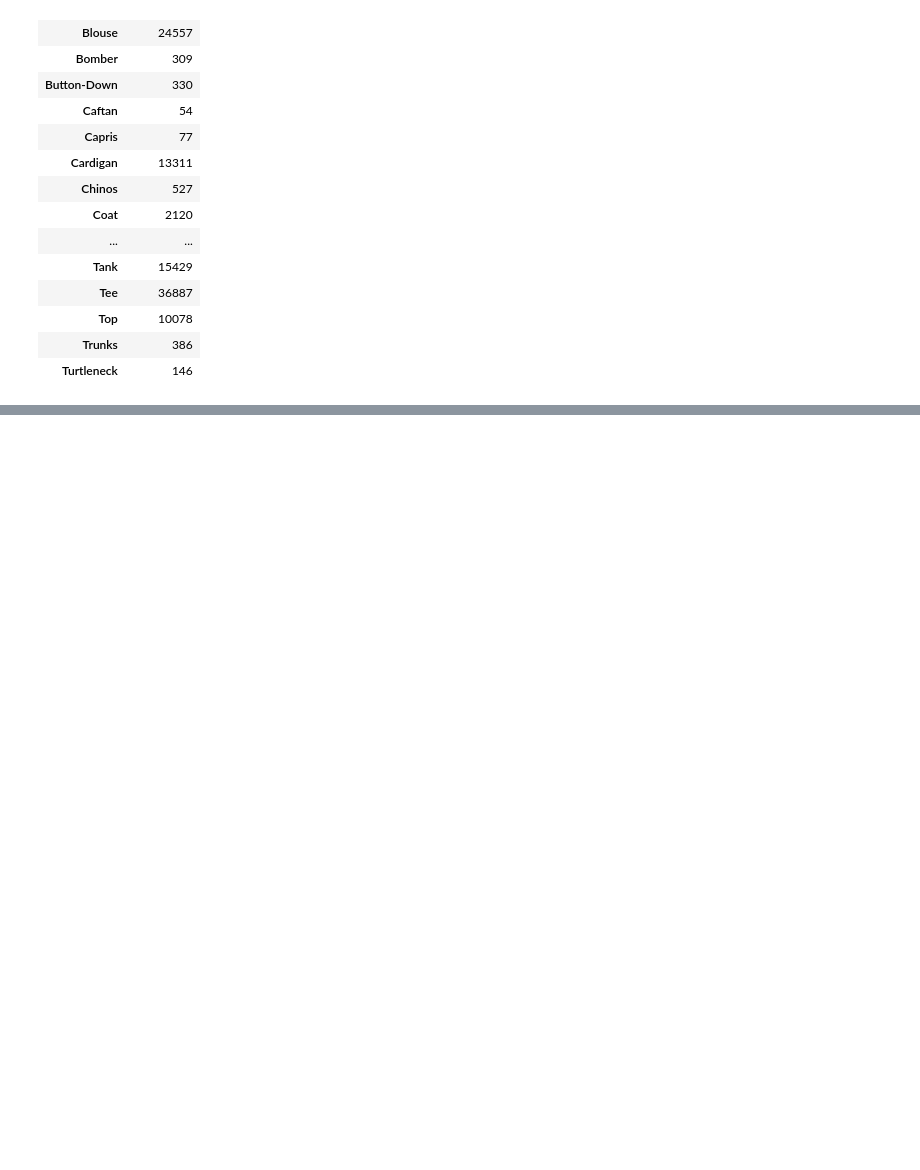
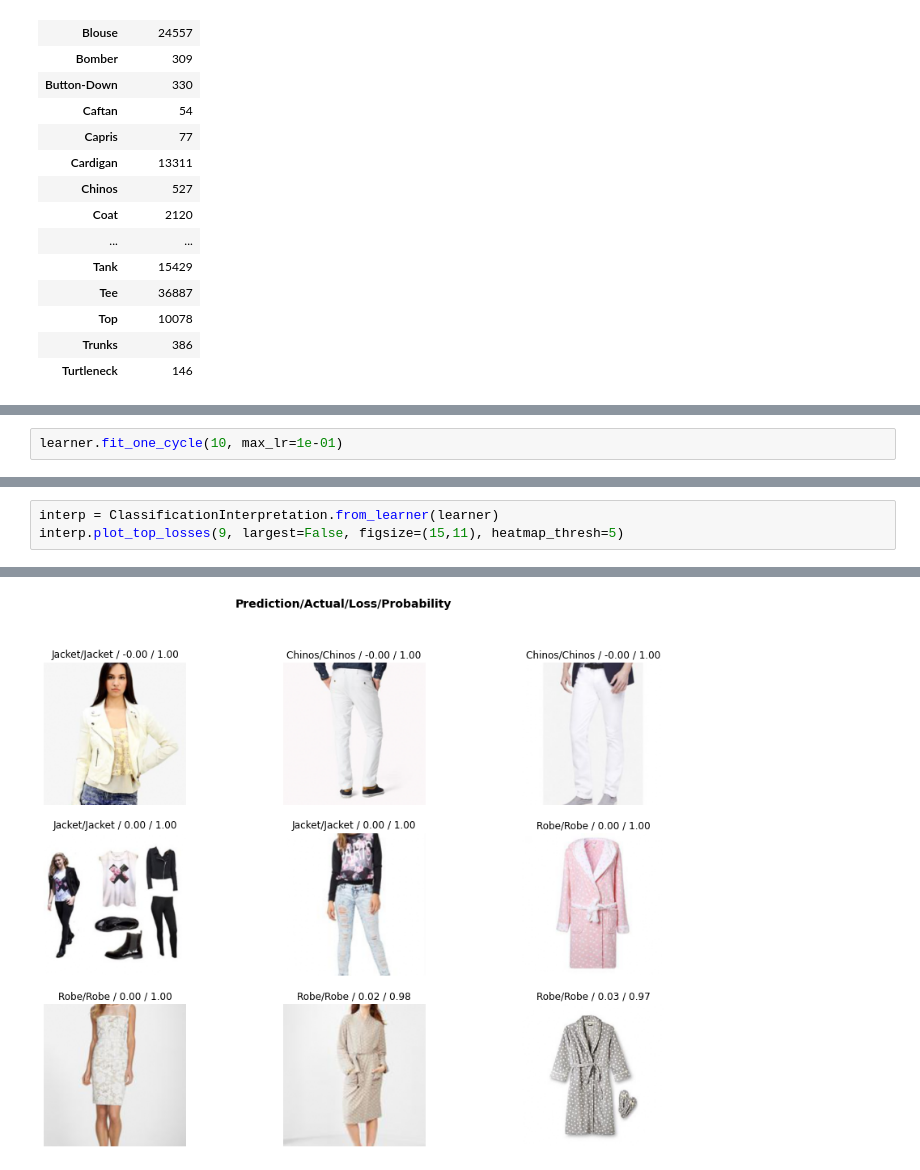
Before and after one commit to Sanjana7395/CMPE256-Fashion_Recommendation, a Jupyter notebook: Preprocessing.ipynb, the cells around one changed output, grey strips where cells are left out. Drawn from its saved outputs; the diff is of its cells as text; blank space fills up the shorter version.

```diff
--- a/Preprocessing.ipynb
+++ b/Preprocessing.ipynb
@@ -121,0 +143,2 @@ NameError: name 'ImageList' is not defined
+# %%
+learner.fit_one_cycle(10, max_lr=1e-01)
@@ -121,0 +151,4 @@ NameError: name 'ImageList' is not defined
+# %%
+interp = ClassificationInterpretation.from_learner(learner)
+interp.plot_top_losses(9, largest=False, figsize=(15,11), heatmap_thresh=5)
+# %% [output]
@@ -121,0 +156 @@ NameError: name 'ImageList' is not defined
+[figure, added]
```
Also changed, not shown: parts of 22 cells of this notebook, 4 other files.
